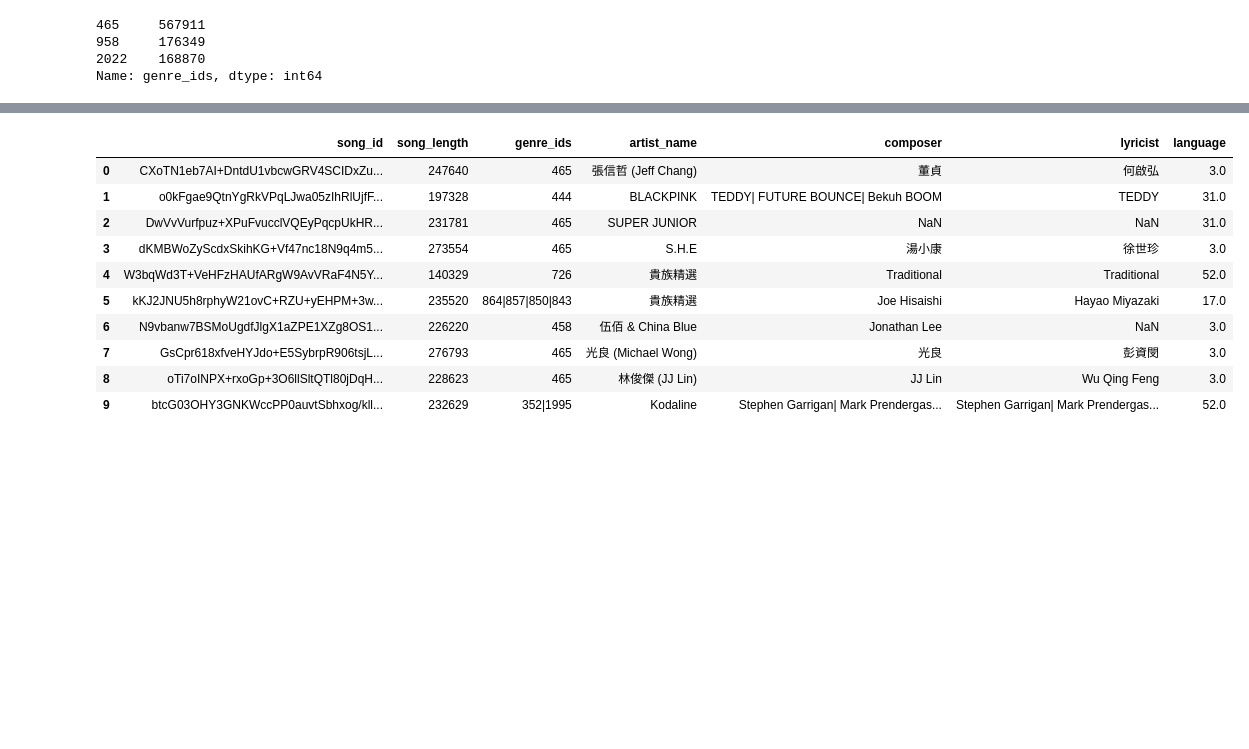
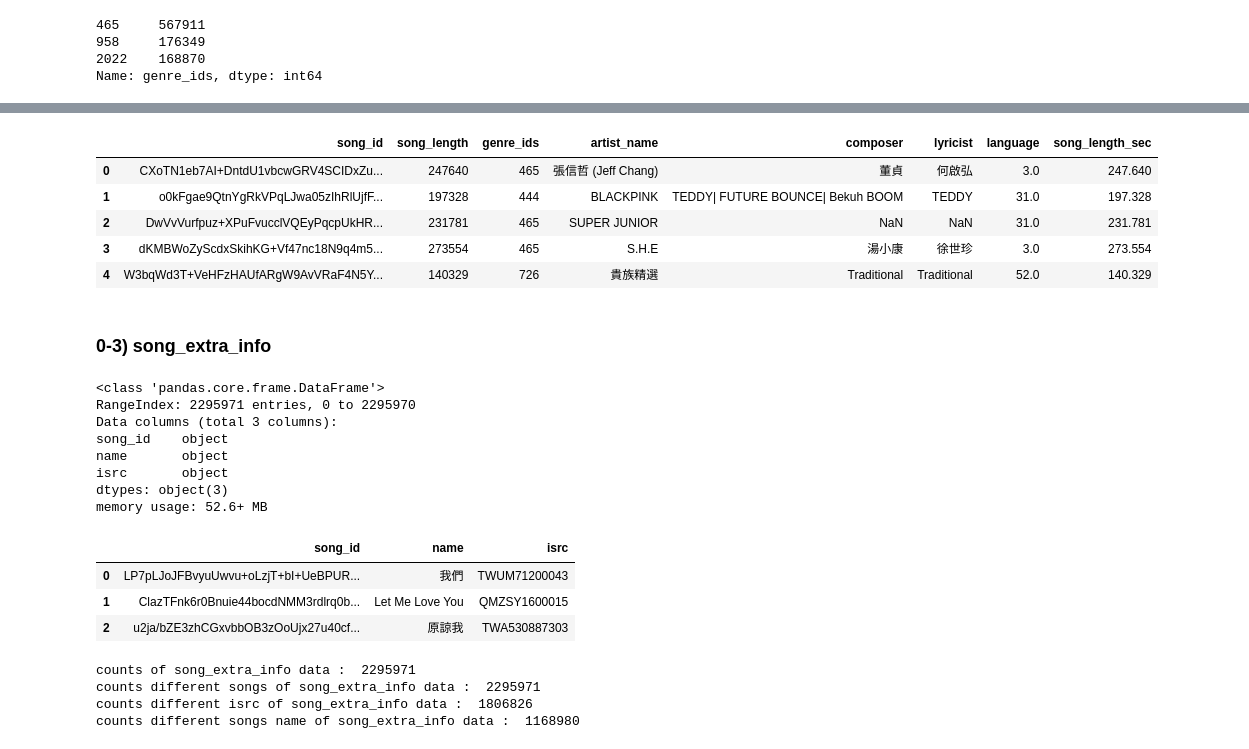
Before and after one commit to yennanliu/KKBox_Music_Recommendation, a Jupyter notebook: notebook/KKBox_Recommend_EDA.ipynb, the cells around one changed output, grey strips where cells are left out. Saved outputs shown, nothing was run; the diff lists cells and outputs as text; code cells hidden in the pictures; blank space fills up the shorter version.

Commit message:
add analysis draft for remaining data set

```diff
--- a/notebook/KKBox_Recommend_EDA.ipynb
+++ b/notebook/KKBox_Recommend_EDA.ipynb
@@ -331,14 +338,11 @@ songs.head(100) #.sort_values('language')
 # %%
-songs.head(10)
+songs.head(5)
 # %% [output]
-|  | song_id | song_length | genre_ids | artist_name | composer | lyricist | language |
-| 0 | CXoTN1eb7AI+DntdU1vbcwGRV4SCIDxZu... | 247640 | 465 | 張信哲 (Jeff Chang) | 董貞 | 何啟弘 | 3.0 |
-| 1 | o0kFgae9QtnYgRkVPqLJwa05zIhRlUjfF... | 197328 | 444 | BLACKPINK | TEDDY| FUTURE BOUNCE| Bekuh BOOM | TEDDY | 31.0 |
-| 2 | DwVvVurfpuz+XPuFvucclVQEyPqcpUkHR... | 231781 | 465 | SUPER JUNIOR | NaN | NaN | 31.0 |
-| 3 | dKMBWoZyScdxSkihKG+Vf47nc18N9q4m5... | 273554 | 465 | S.H.E | 湯小康 | 徐世珍 | 3.0 |
-| 4 | W3bqWd3T+VeHFzHAUfARgW9AvVRaF4N5Y... | 140329 | 726 | 貴族精選 | Traditional | Traditional | 52.0 |
-| 5 | kKJ2JNU5h8rphyW21ovC+RZU+yEHPM+3w... | 235520 | 864|857|850|843 | 貴族精選 | Joe Hisaishi | Hayao Miyazaki | 17.0 |
-| 6 | N9vbanw7BSMoUgdfJlgX1aZPE1XZg8OS1... | 226220 | 458 | 伍佰 & China Blue | Jonathan Lee | NaN | 3.0 |
-| 7 | GsCpr618xfveHYJdo+E5SybrpR906tsjL... | 276793 | 465 | 光良 (Michael Wong) | 光良 | 彭資閔 | 3.0 |
-| 8 | oTi7oINPX+rxoGp+3O6llSltQTl80jDqH... | 228623 | 465 | 林俊傑 (JJ Lin) | JJ Lin | Wu Qing Feng | 3.0 |
-| 9 | btcG03OHY3GNKWccPP0auvtSbhxog/kll... | 232629 | 352|1995 | Kodaline | Stephen Garrigan| Mark Prendergas... | Stephen Garrigan| Mark Prendergas... | 52.0 |
+|  | song_id | song_length | genre_ids | artist_name | composer | lyricist | language | song_length_sec |
+| 0 | CXoTN1eb7AI+DntdU1vbcwGRV4SCIDxZu... | 247640 | 465 | 張信哲 (Jeff Chang) | 董貞 | 何啟弘 | 3.0 | 247.640 |
+| 1 | o0kFgae9QtnYgRkVPqLJwa05zIhRlUjfF... | 197328 | 444 | BLACKPINK | TEDDY| FUTURE BOUNCE| Bekuh BOOM | TEDDY | 31.0 | 197.328 |
+| 2 | DwVvVurfpuz+XPuFvucclVQEyPqcpUkHR... | 231781 | 465 | SUPER JUNIOR | NaN | NaN | 31.0 | 231.781 |
+| 3 | dKMBWoZyScdxSkihKG+Vf47nc18N9q4m5... | 273554 | 465 | S.H.E | 湯小康 | 徐世珍 | 3.0 | 273.554 |
+| 4 | W3bqWd3T+VeHFzHAUfARgW9AvVRaF4N5Y... | 140329 | 726 | 貴族精選 | Traditional | Traditional | 52.0 | 140.329 |
+# %% [markdown]
+### 0-3) song_extra_info
@@ -344,0 +352,28 @@ songs.head(10)
+# %%
+song_extra_info.info()
+# %% [output]
+<class 'pandas.core.frame.DataFrame'>
+RangeIndex: 2295971 entries, 0 to 2295970
+Data columns (total 3 columns):
+song_id    object
+name       object
+isrc       object
+dtypes: object(3)
+memory usage: 52.6+ MB
+# %%
+song_extra_info.head(3)
+# %% [output]
+|  | song_id | name | isrc |
+| 0 | LP7pLJoJFBvyuUwvu+oLzjT+bI+UeBPUR... | 我們 | TWUM71200043 |
+| 1 | ClazTFnk6r0Bnuie44bocdNMM3rdlrq0b... | Let Me Love You | QMZSY1600015 |
+| 2 | u2ja/bZE3zhCGxvbbOB3zOoUjx27u40cf... | 原諒我 | TWA530887303 |
+# %%
+print ('counts of song_extra_info data : ' , len(song_extra_info))
+print ('counts different songs of song_extra_info data : ' ,  len(set(song_extra_info.song_id)))
+print ('counts different isrc of song_extra_info data : ' ,  len(set(song_extra_info.isrc)))
+print ('counts different songs name of song_extra_info data : ' , len(set(song_extra_info.name)))
+# %% [output]
+counts of song_extra_info data :  2295971
+counts different songs of song_extra_info data :  2295971
+counts different isrc of song_extra_info data :  1806826
+counts different songs name of song_extra_info data :  1168980
```
Also changed, not shown: parts of 21 cells of this notebook.
